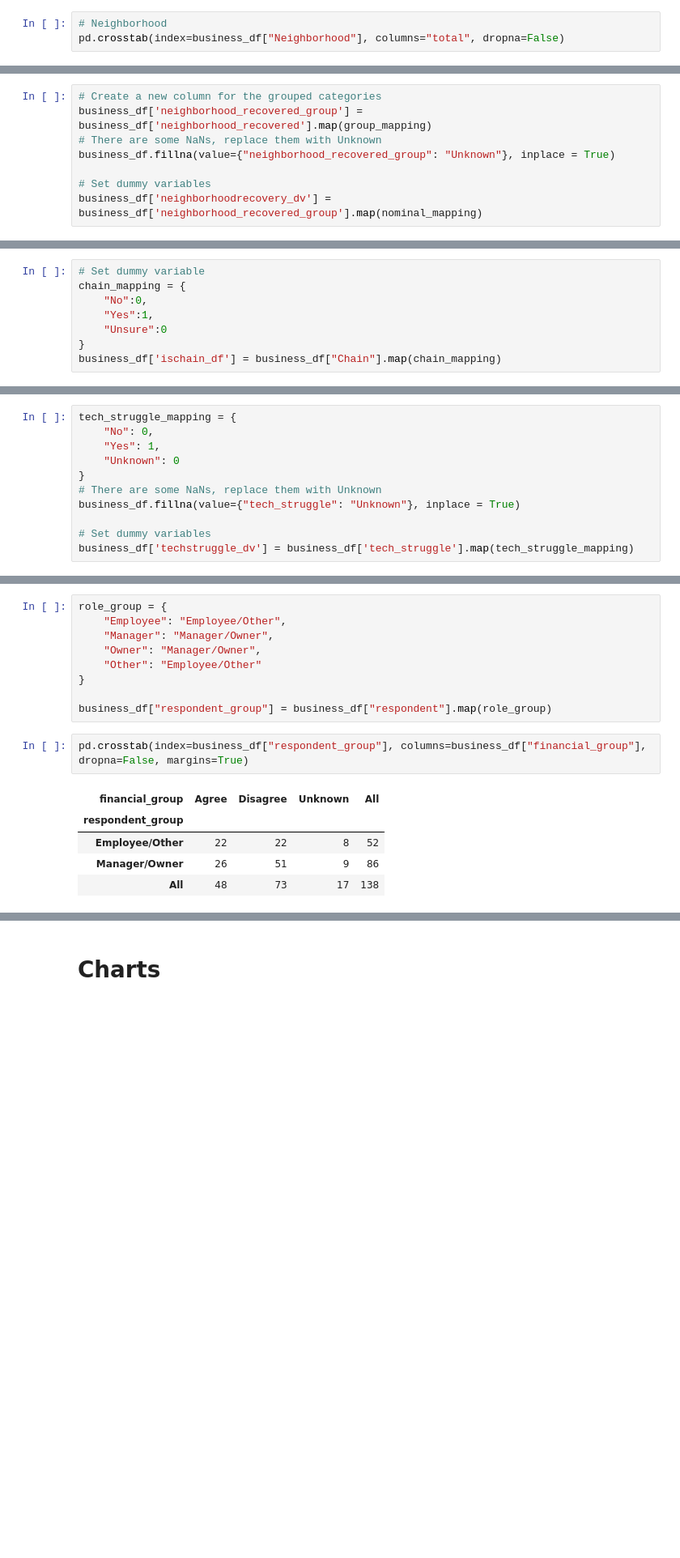
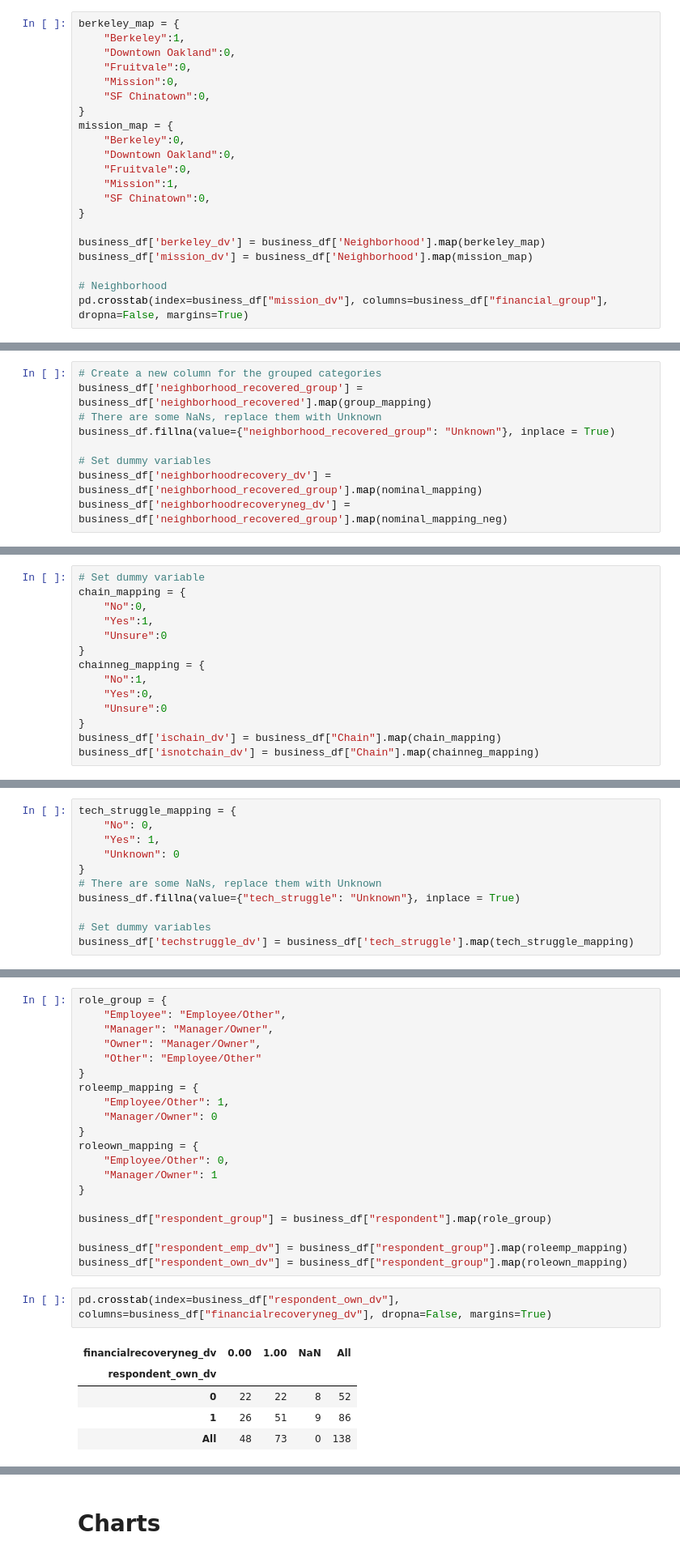
Before and after one commit to mbecica/business-survey-201, a Jupyter notebook: financial-stability.ipynb, the cells around one changed output, grey strips where cells are left out. Shown at 81% size. Drawn from its saved outputs; the diff is of its cells as text; blank space fills up the shorter version.

```diff
--- a/financial-stability.ipynb
+++ b/financial-stability.ipynb
@@ -103,4 +202,22 @@ TODO: no dummy variable set yet
 # %%
+berkeley_map = {
+    "Berkeley":1,
+    "Downtown Oakland":0,
+    "Fruitvale":0,
+    "Mission":0,
+    "SF Chinatown":0,
+}
+mission_map = {
+    "Berkeley":0,
+    "Downtown Oakland":0,
+    "Fruitvale":0,
+    "Mission":1,
+    "SF Chinatown":0,
+}
+
+business_df['berkeley_dv'] = business_df['Neighborhood'].map(berkeley_map)
+business_df['mission_dv'] = business_df['Neighborhood'].map(mission_map)
+
 # Neighborhood
-pd.crosstab(index=business_df["Neighborhood"], columns="total", dropna=False)
+pd.crosstab(index=business_df["mission_dv"], columns=business_df["financial_group"], dropna=False, margins=True)
 # %% [output]
@@ -127,3 +265,4 @@ business_df.fillna(value={"neighborhood_recovered_group": "Unknown"}, inplace =
 
 # Set dummy variables
 business_df['neighborhoodrecovery_dv'] = business_df['neighborhood_recovered_group'].map(nominal_mapping)
+business_df['neighborhoodrecoveryneg_dv'] = business_df['neighborhood_recovered_group'].map(nominal_mapping_neg)
@@ -148,5 +309,11 @@ chain_mapping = {
     "Yes":1,
     "Unsure":0
 }
-business_df['ischain_df'] = business_df["Chain"].map(chain_mapping)
+chainneg_mapping = {
+    "No":1,
+    "Yes":0,
+    "Unsure":0
+}
+business_df['ischain_dv'] = business_df["Chain"].map(chain_mapping)
+business_df['isnotchain_dv'] = business_df["Chain"].map(chainneg_mapping)
 # %%
@@ -202,13 +393,24 @@ role_group = {
     "Owner": "Manager/Owner",
     "Other": "Employee/Other"
 }
+roleemp_mapping = {
+    "Employee/Other": 1,
+    "Manager/Owner": 0
+}
+roleown_mapping = {
+    "Employee/Other": 0,
+    "Manager/Owner": 1
+}
 
 business_df["respondent_group"] = business_df["respondent"].map(role_group)
+
+business_df["respondent_emp_dv"] = business_df["respondent_group"].map(roleemp_mapping)
+business_df["respondent_own_dv"] = business_df["respondent_group"].map(roleown_mapping)
 # %%
-pd.crosstab(index=business_df["respondent_group"], columns=business_df["financial_group"], dropna=False, margins=True)
+pd.crosstab(index=business_df["respondent_own_dv"], columns=business_df["financialrecoveryneg_dv"], dropna=False, margins=True)
 # %% [output]
-| financial_group | Agree | Disagree | Unknown | All |
-| respondent_group |  |  |  |  |
-| Employee/Other | 22 | 22 | 8 | 52 |
-| Manager/Owner | 26 | 51 | 9 | 86 |
-| All | 48 | 73 | 17 | 138 |
+| financialrecoveryneg_dv | 0.00 | 1.00 | NaN | All |
+| respondent_own_dv |  |  |  |  |
+| 0 | 22 | 22 | 8 | 52 |
+| 1 | 26 | 51 | 9 | 86 |
+| All | 48 | 73 | 0 | 138 |
```
Also changed, not shown: parts of 43 cells of this notebook.
